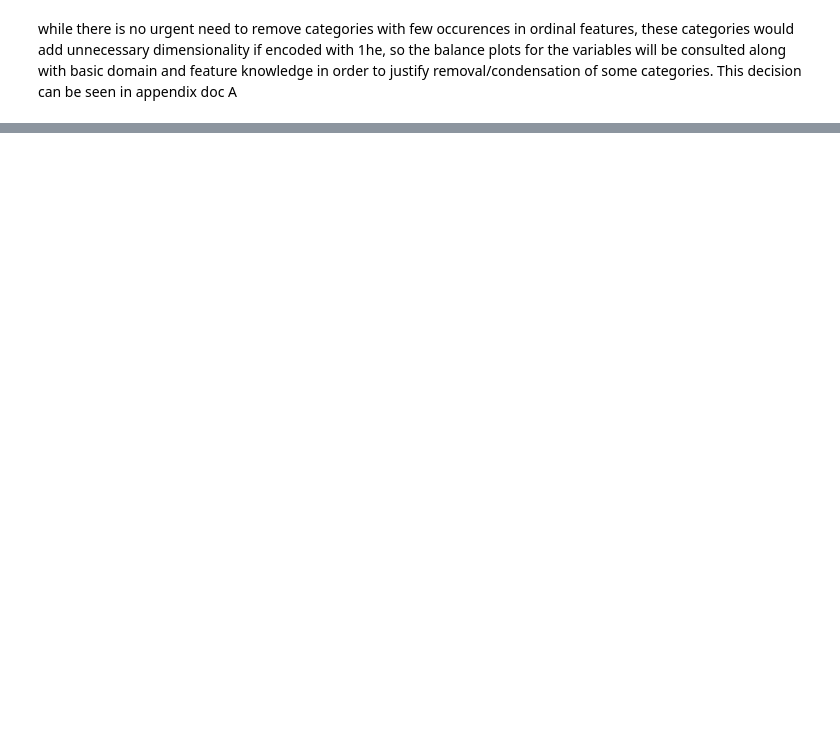
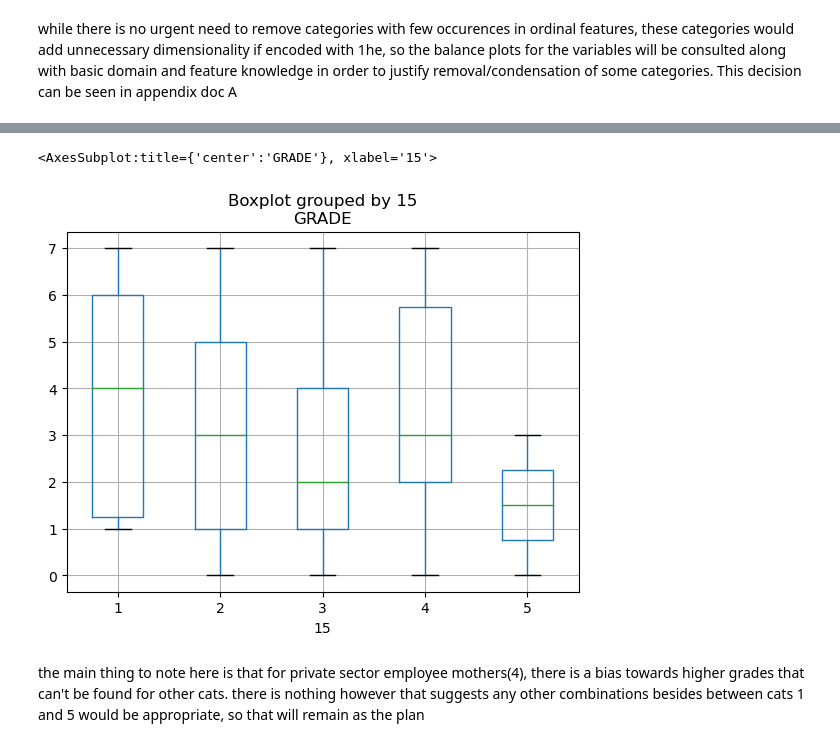
Before and after one commit to milooranm/TraditionalvsCausalAnalytics, a Jupyter notebook: Students.ipynb, the cells around one changed output, grey strips where cells are left out. Cells and saved outputs as stored; diff of their text form; code cells hidden in the pictures; blank space fills up the shorter version.

```diff
--- a/Students.ipynb
+++ b/Students.ipynb
@@ -470,0 +551,8 @@ In cases where there are not enough occurences of a given category within a feat
+# %%
+
+dfbroadpval.boxplot(by="15", column='GRADE')
+# %% [output]
+<AxesSubplot:title={'center':'GRADE'}, xlabel='15'>
+[figure, added]
+# %% [markdown]
+the main thing to note here is that for private sector employee mothers(4), there is a bias towards higher grades that can't be found for other cats. there is nothing however that suggests any other combinations besides between cats 1 and 5 would be appropriate, so that will remain as the plan
```
Also changed, not shown: parts of 40 cells of this notebook, 1 other file.
